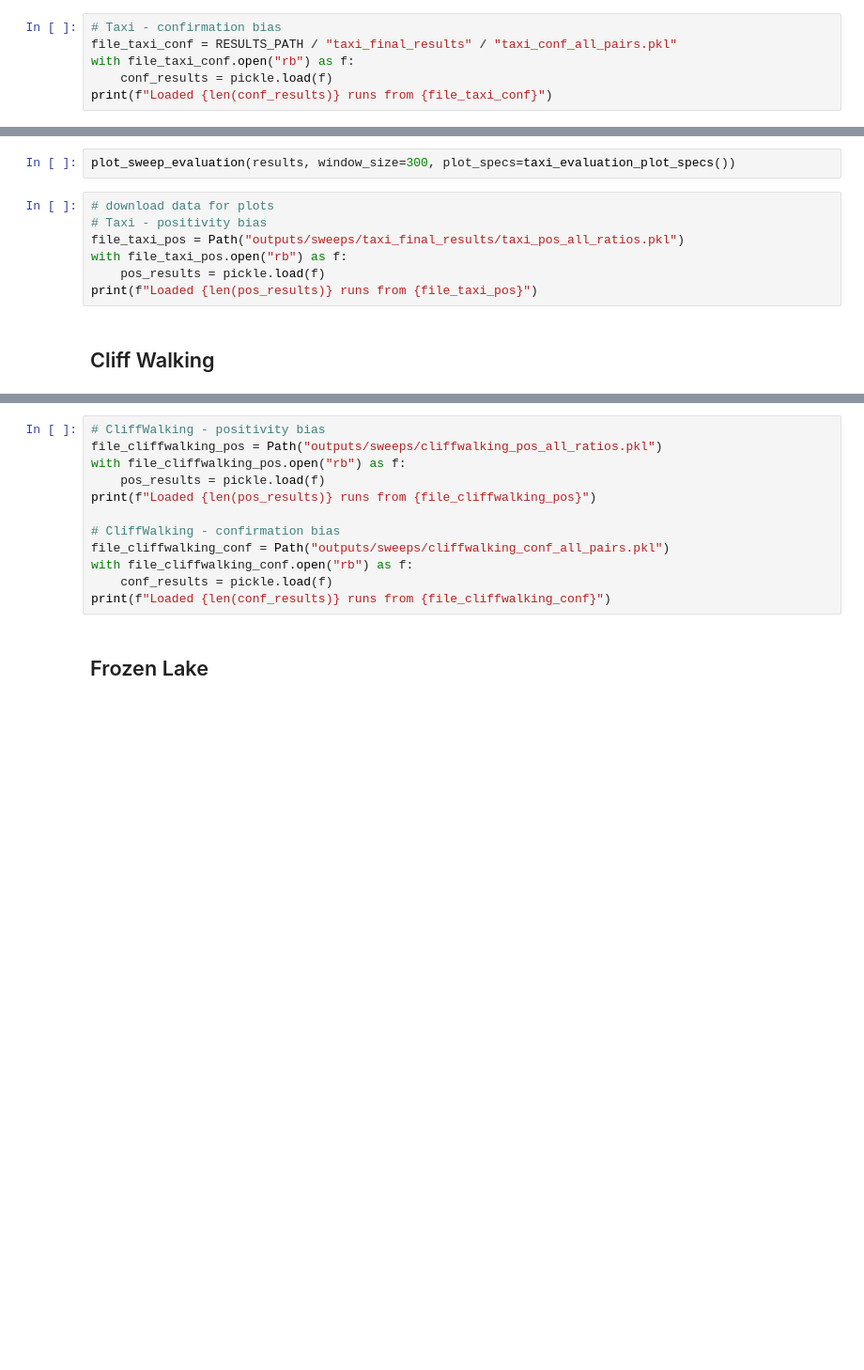
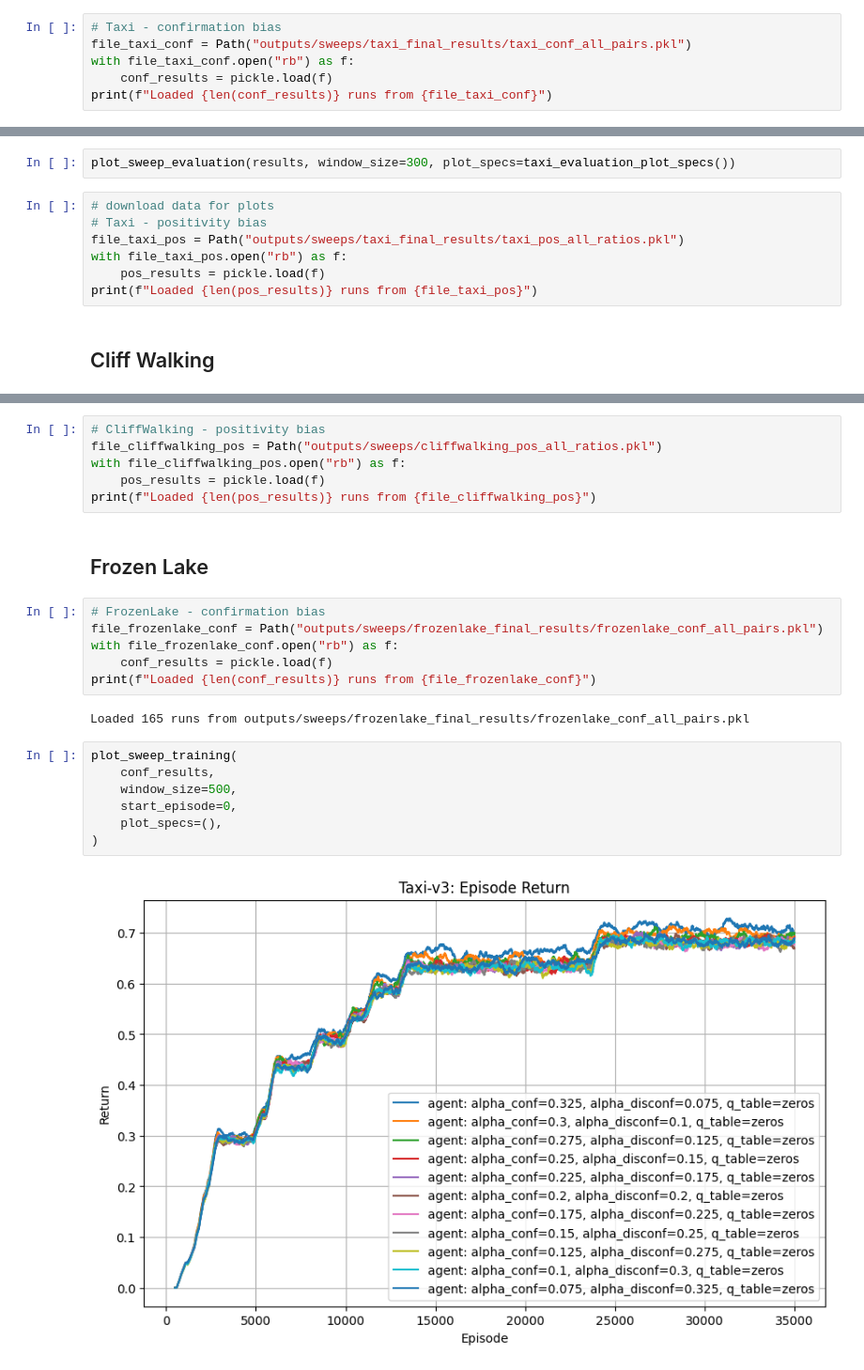
Before and after one commit to kallioaa/frustration_msc, a Jupyter notebook: src/prod_notebooks/assymetric_rl/thesis_plots.ipynb, the cells around one changed output, grey strips where cells are left out. Shown at 94% size. Drawn from its saved outputs; the diff is of its cells as text; blank space fills up the shorter version.

Commit message:
plotting updates thesis

```diff
--- a/src/prod_notebooks/assymetric_rl/thesis_plots.ipynb
+++ b/src/prod_notebooks/assymetric_rl/thesis_plots.ipynb
@@ -39,7 +39,7 @@ RESULTS_PATH = Path("outputs/sweeps/")
 ## Taxi V3
 # %%
 # Taxi - confirmation bias
-file_taxi_conf = RESULTS_PATH / "taxi_final_results" / "taxi_conf_all_pairs.pkl"
+file_taxi_conf = Path("outputs/sweeps/taxi_final_results/taxi_conf_all_pairs.pkl")
 with file_taxi_conf.open("rb") as f:
     conf_results = pickle.load(f)
 print(f"Loaded {len(conf_results)} runs from {file_taxi_conf}")
@@ -87,11 +73,22 @@ file_cliffwalking_pos = Path("outputs/sweeps/cliffwalking_pos_all_ratios.pkl")
 with file_cliffwalking_pos.open("rb") as f:
     pos_results = pickle.load(f)
 print(f"Loaded {len(pos_results)} runs from {file_cliffwalking_pos}")
-
-# CliffWalking - confirmation bias
-file_cliffwalking_conf = Path("outputs/sweeps/cliffwalking_conf_all_pairs.pkl")
-with file_cliffwalking_conf.open("rb") as f:
-    conf_results = pickle.load(f)
-print(f"Loaded {len(conf_results)} runs from {file_cliffwalking_conf}")
 # %% [markdown]
 ## Frozen Lake
+# %%
+# FrozenLake - confirmation bias
+file_frozenlake_conf = Path("outputs/sweeps/frozenlake_final_results/frozenlake_conf_all_pairs.pkl")
+with file_frozenlake_conf.open("rb") as f:
+    conf_results = pickle.load(f)
+print(f"Loaded {len(conf_results)} runs from {file_frozenlake_conf}")
+# %% [output]
+Loaded 165 runs from outputs/sweeps/frozenlake_final_results/frozenlake_conf_all_pairs.pkl
+# %%
+plot_sweep_training(
+    conf_results,
+    window_size=500,
+    start_episode=0,
+    plot_specs=(),
+)
+# %% [output]
+[figure, added]
```
Also changed, not shown: parts of 12 cells of this notebook, 1 other file.
